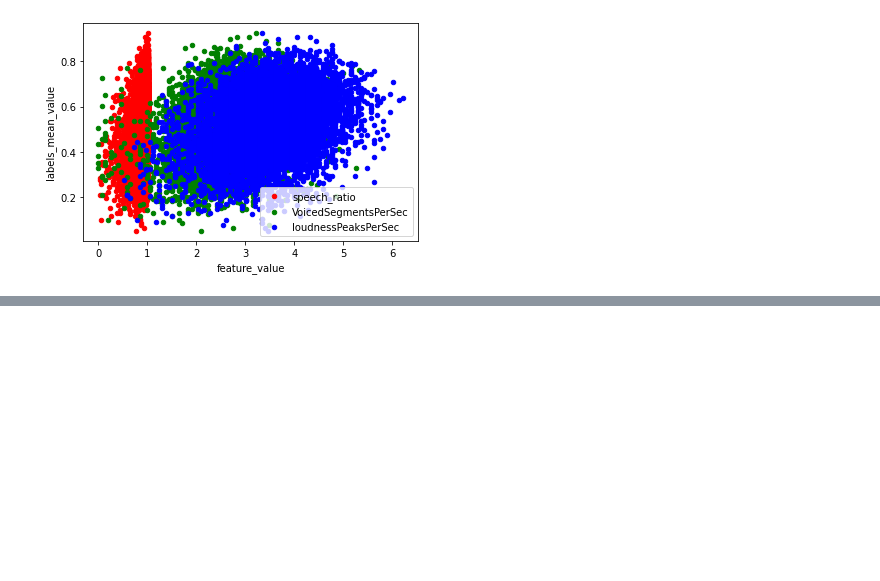
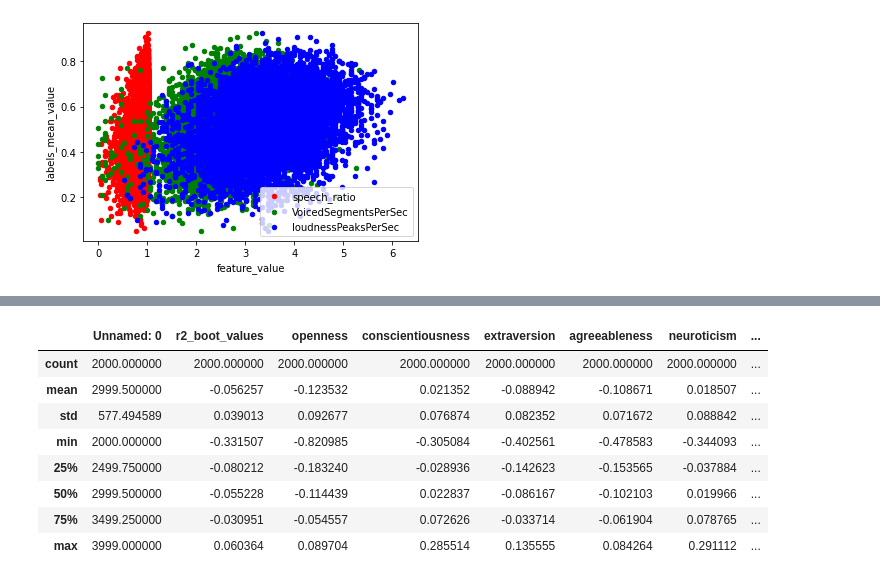
Before and after one commit to germanbarchi/OCEAN-TRUST, a Jupyter notebook: test_modules.ipynb, the cells around one changed output, grey strips where cells are left out. Saved outputs shown, nothing was run; the diff lists cells and outputs as text; code cells hidden in the pictures; blank space fills up the shorter version.

```diff
--- a/test_modules.ipynb
+++ b/test_modules.ipynb
@@ -398,0 +464,12 @@ a
+# %%
+results[results['audio_type']=='lecture-egemaps+sr-full'].describe()
+# %% [output]
+|  | Unnamed: 0 | r2_boot_values | openness | conscientiousness | extraversion | agreeableness | neuroticism | ... |
+| count | 2000.000000 | 2000.000000 | 2000.000000 | 2000.000000 | 2000.000000 | 2000.000000 | 2000.000000 | ... |
+| mean | 2999.500000 | -0.056257 | -0.123532 | 0.021352 | -0.088942 | -0.108671 | 0.018507 | ... |
+| std | 577.494589 | 0.039013 | 0.092677 | 0.076874 | 0.082352 | 0.071672 | 0.088842 | ... |
+| min | 2000.000000 | -0.331507 | -0.820985 | -0.305084 | -0.402561 | -0.478583 | -0.344093 | ... |
+| 25% | 2499.750000 | -0.080212 | -0.183240 | -0.028936 | -0.142623 | -0.153565 | -0.037884 | ... |
+| 50% | 2999.500000 | -0.055228 | -0.114439 | 0.022837 | -0.086167 | -0.102103 | 0.019966 | ... |
+| 75% | 3499.250000 | -0.030951 | -0.054557 | 0.072626 | -0.033714 | -0.061904 | 0.078765 | ... |
+| max | 3999.000000 | 0.060364 | 0.089704 | 0.285514 | 0.135555 | 0.084264 | 0.291112 | ... |
```
Also changed, not shown: parts of 22 cells of this notebook, 8 other files.
